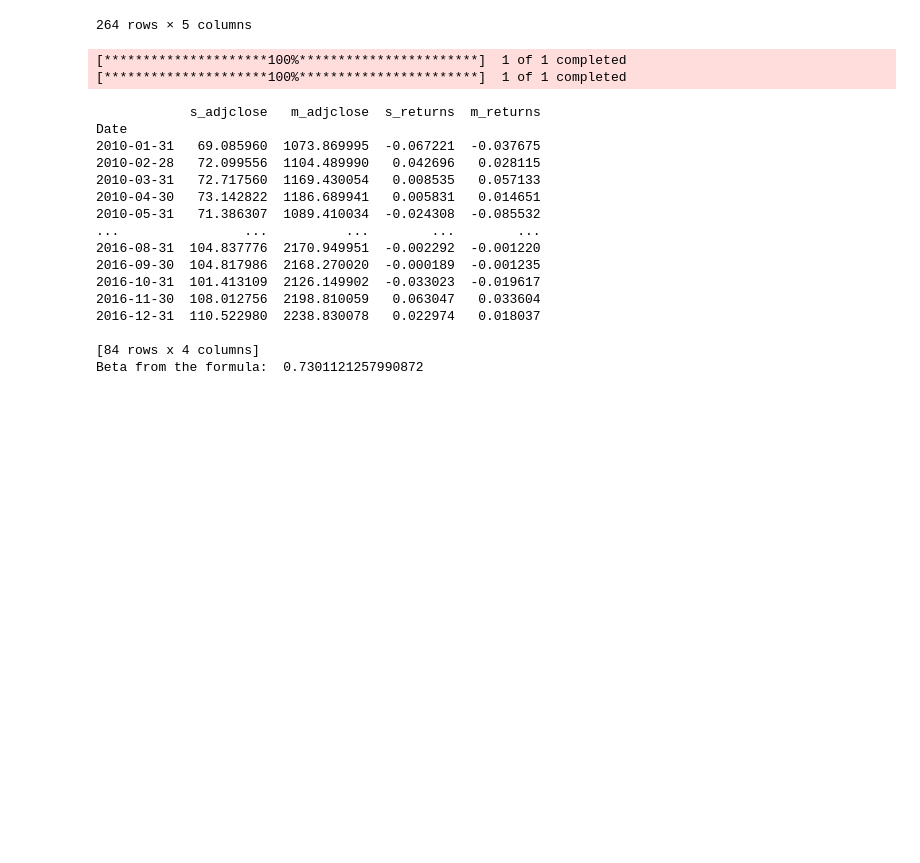
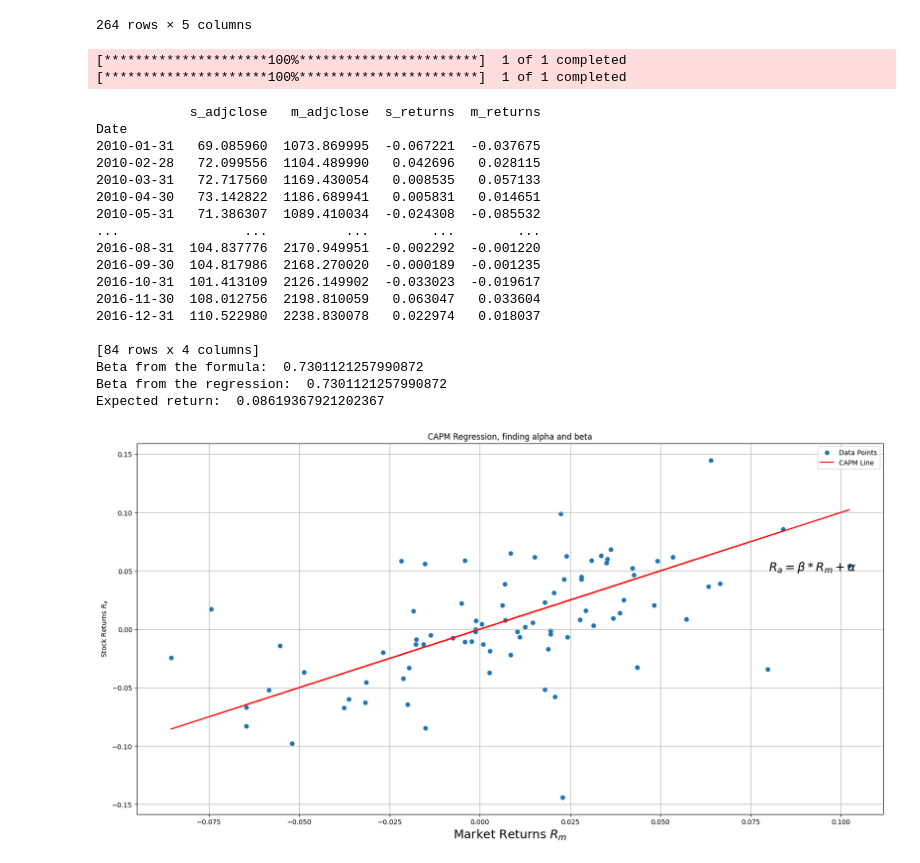
Before and after one commit to 5791nbm/FinCoLab, a Jupyter notebook: CAPM.ipynb, the cells around one changed output. Drawn from its saved outputs; the diff is of its cells as text; code cells hidden in the pictures; blank space fills up the shorter version.

```diff
--- a/CAPM.ipynb
+++ b/CAPM.ipynb
@@ -18,3 +18,7 @@ Expression of linear relationship between any stock and expected return and the
 E[r<sub>a</sub>] - r<sub>f</sub> = *a* + B<sub>a</sub>(E[r<sub>m</sub>] - r<sub>f</sub>)
 # %%
 import numpy as np, pandas as pd, yfinance as yf, matplotlib.pyplot as plt
+from scipy.stats import norm
+
+RISK_FREE_RATE = 0.05
+MONTH_IN_YEAR = 12
@@ -122,30 +128,58 @@ class CAPM:
     off diagonal are the covariances
     the matrix is symmetric: cov[0,1] = cov[1,0]
     '''
     covariance_matrix = np.cov(self.data['s_returns'], self.data['m_returns'])
     beta = covariance_matrix[0,1]/covariance_matrix[1,1]
     print("Beta from the formula: ", beta)
 
+  def regression(self):
+    '''
+    Use a linear regression to calculate the beta
+    '''
+    beta, alpha = np.polyfit(self.data['m_returns'], self.data['s_returns'], deg= 1) #deg=1 is linear, deg=2 poly is degree 2
+    print("Beta from the regression: ", beta)
+    #Calculate the expected return according to CAPM formula. Since we are after annual return we multiple by 12
+    expected_return = RISK_FREE_RATE + beta * (self.data['m_returns'].mean() * MONTH_IN_YEAR - RISK_FREE_RATE)
+    print("Expected return: ", expected_return)
+    #self.plot_regression(alpha, beta)
+
+  def plot_regression(self, alpha, beta):
+    fig, axis = plt.subplots(1, figsize=(20,10))
+    axis.scatter(self.data['m_returns'], self.data['s_returns'], label='Data Points')
+    axis.plot(self.data['m_returns'], beta * self.data['m_returns'] + alpha, color='red', label='CAPM Line')
+    plt.title('CAPM Regression, finding alpha and beta')
+    plt.xlabel('Market Returns $R_m$', fontsize= 18)
+    plt.ylabel('Stock Returns $R_a$')
+    plt.text(0.08, 0.05, r'$R_a = \beta * R_m + \alpha$', fontsize= 18)
+    plt.legend()
+    plt.grid(True)
+    plt.show()
+
 if __name__ == '__main__':
   capm = CAPM(['IBM', '^GSPC'], '2009-12-01', '2017-01-01')
   capm.initialize()
   capm.calc_beta()
+  capm.regression()
+  capm.plot_regression(0, 1)
 # %% [output]
 [*********************100%***********************]  1 of 1 completed
 [*********************100%***********************]  1 of 1 completed
             s_adjclose   m_adjclose  s_returns  m_returns
 Date
 2010-01-31   69.085960  1073.869995  -0.067221  -0.037675
 2010-02-28   72.099556  1104.489990   0.042696   0.028115
 2010-03-31   72.717560  1169.430054   0.008535   0.057133
 2010-04-30   73.142822  1186.689941   0.005831   0.014651
 2010-05-31   71.386307  1089.410034  -0.024308  -0.085532
 ...                ...          ...        ...        ...
 2016-08-31  104.837776  2170.949951  -0.002292  -0.001220
 2016-09-30  104.817986  2168.270020  -0.000189  -0.001235
 2016-10-31  101.413109  2126.149902  -0.033023  -0.019617
 2016-11-30  108.012756  2198.810059   0.063047   0.033604
 2016-12-31  110.522980  2238.830078   0.022974   0.018037
 
 [84 rows x 4 columns]
 Beta from the formula:  0.7301121257990872
+Beta from the regression:  0.7301121257990872
+Expected return:  0.08619367921202367
+[figure, added]
```
Also changed, not shown: parts of 2 cells of this notebook.
